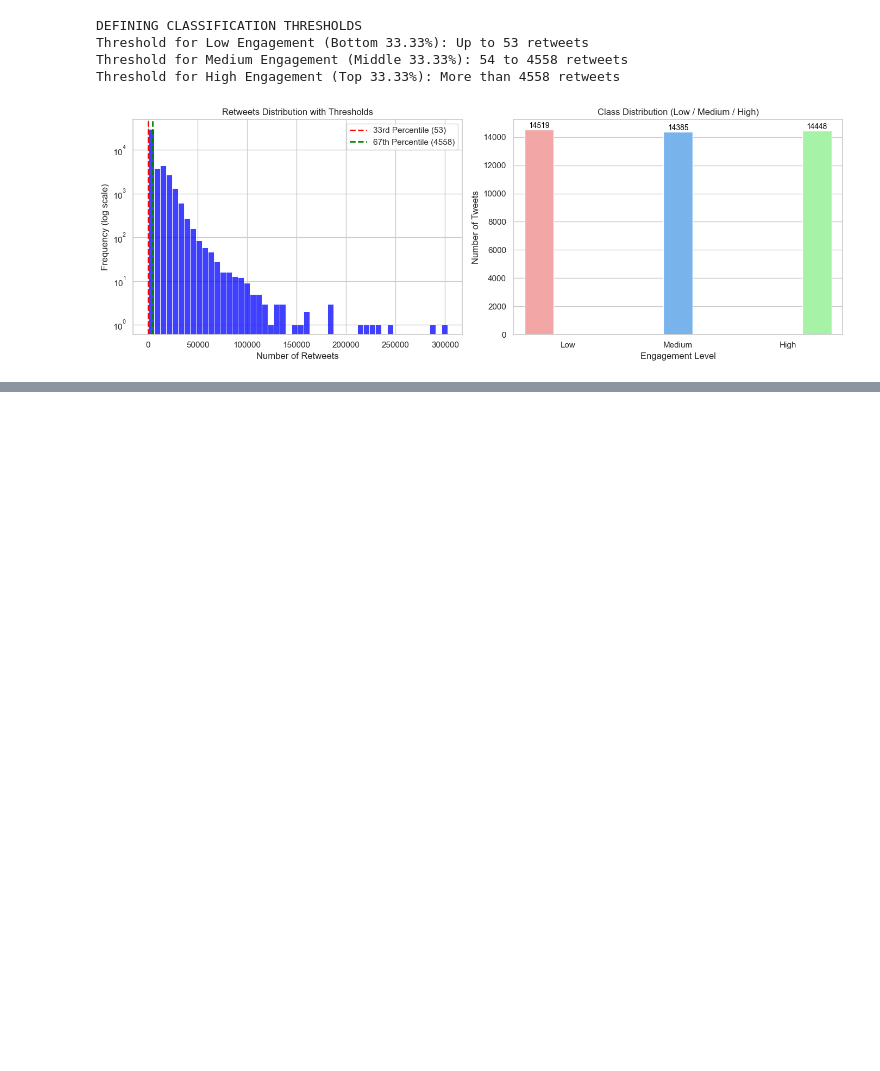
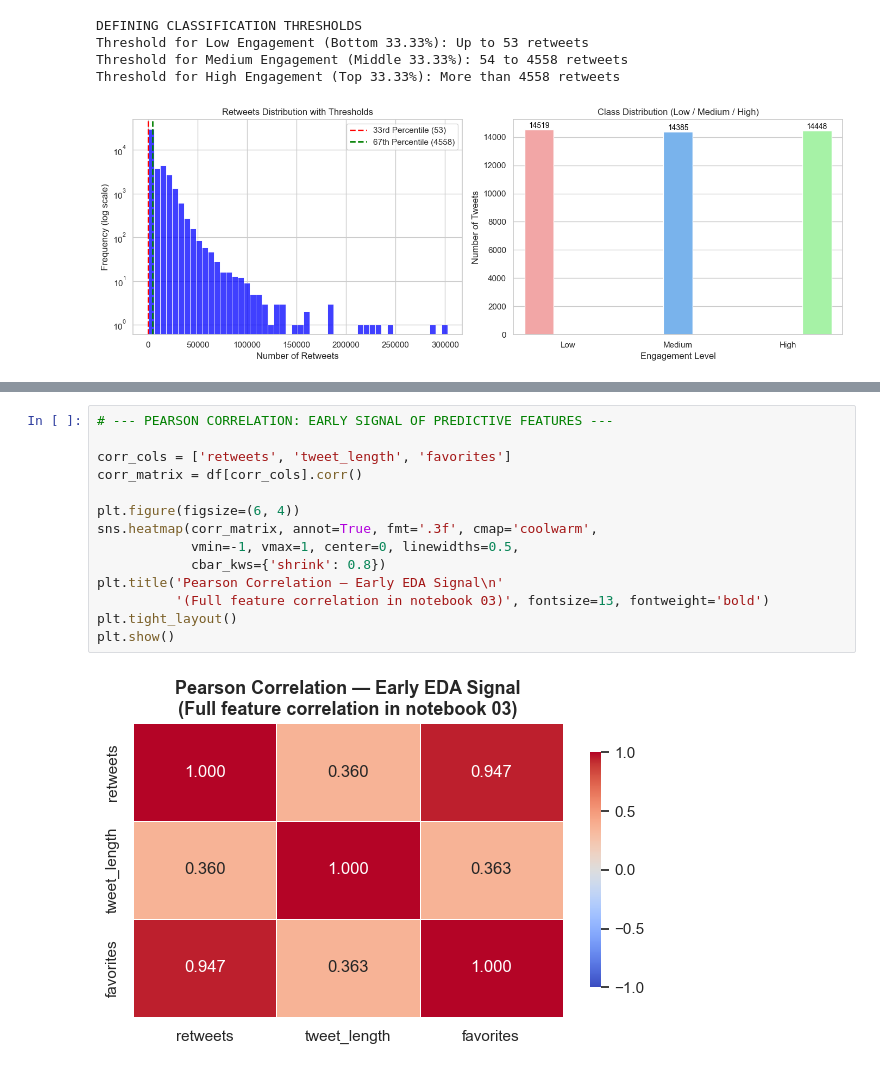
Before and after one commit to xalixja/social-media-engagement-prediction, a Jupyter notebook: notebooks/01_EDA.ipynb, the cells around one changed output, grey strips where cells are left out. Cells and saved outputs as stored; diff of their text form; blank space fills up the shorter version.

```diff
--- a/notebooks/01_EDA.ipynb
+++ b/notebooks/01_EDA.ipynb
@@ -175,0 +207,16 @@ Threshold for High Engagement (Top 33.33%): More than 4558 retweets
+# %%
+# --- PEARSON CORRELATION: EARLY SIGNAL OF PREDICTIVE FEATURES ---
+
+corr_cols = ['retweets', 'tweet_length', 'favorites']
+corr_matrix = df[corr_cols].corr()
+
+plt.figure(figsize=(6, 4))
+sns.heatmap(corr_matrix, annot=True, fmt='.3f', cmap='coolwarm',
+            vmin=-1, vmax=1, center=0, linewidths=0.5,
+            cbar_kws={'shrink': 0.8})
+plt.title('Pearson Correlation — Early EDA Signal\n'
+          '(Full feature correlation in notebook 03)', fontsize=13, fontweight='bold')
+plt.tight_layout()
+plt.show()
+# %% [output]
+[figure, added]
```
Also changed, not shown: parts of 1 cell of this notebook, 4 other files.
